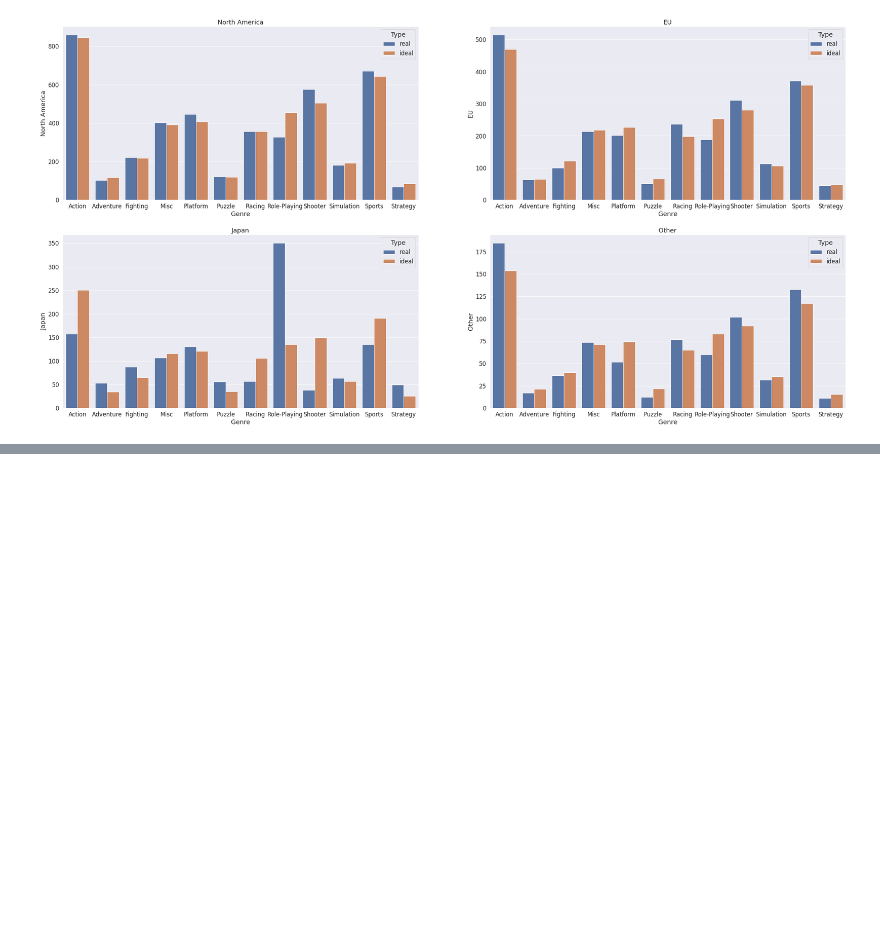
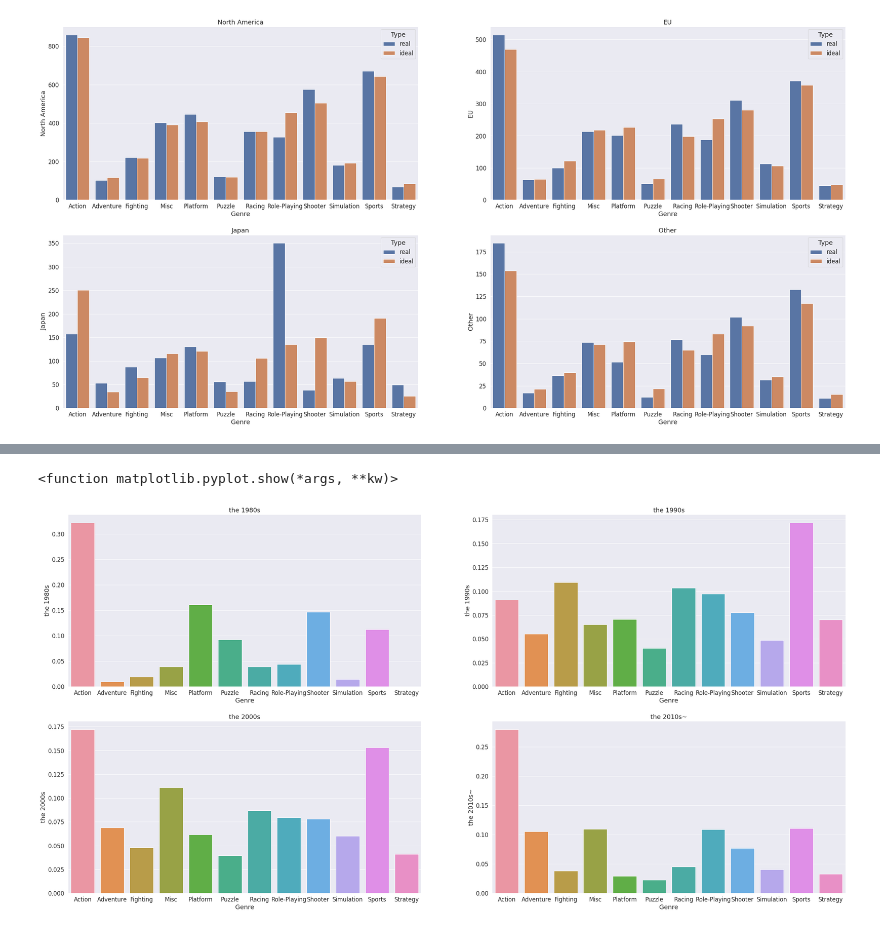
Before and after one commit to IlTACK-OH/Section1_project, a Jupyter notebook: Section1_project.ipynb, the cells around one changed output, grey strips where cells are left out. Drawn from its saved outputs; the diff is of its cells as text; code cells hidden in the pictures; blank space fills up the shorter version.

```diff
--- a/Section1_project.ipynb
+++ b/Section1_project.ipynb
@@ -577,0 +579,8 @@ plt.show
+# %%
+bins = [1980,1990,2000,2010,2021]
+label=['the 1980s','the 1990s','the 2000s','the 2010s~']
+cat_year = pd.cut(df_sub.Year,bins,labels=label,right=False)
+# %%
+cat_df = pd.concat([cat_year,df_sub.Genre],axis=1)
+# %%
+cat_df = cat_df['Genre'].groupby(cat_df['Year']).value_counts(normalize=True).unstack()
@@ -577,0 +603,13 @@ plt.show
+# %%
+fig = plt.figure(figsize=([40,20]))
+y_data = cat_df.index
+sns.set(font_scale=1.5)
+
+for i in range(4):
+  fig.add_subplot(2,2,i+1)
+  plt.title(y_data[i])
+  sns.barplot(x=cat_df.columns,y=cat_df.iloc[i,:])
+plt.show
+# %% [output]
+<function matplotlib.pyplot.show(*args, **kw)>
+[figure, added]
```
Also changed, not shown: parts of 7 cells of this notebook.
